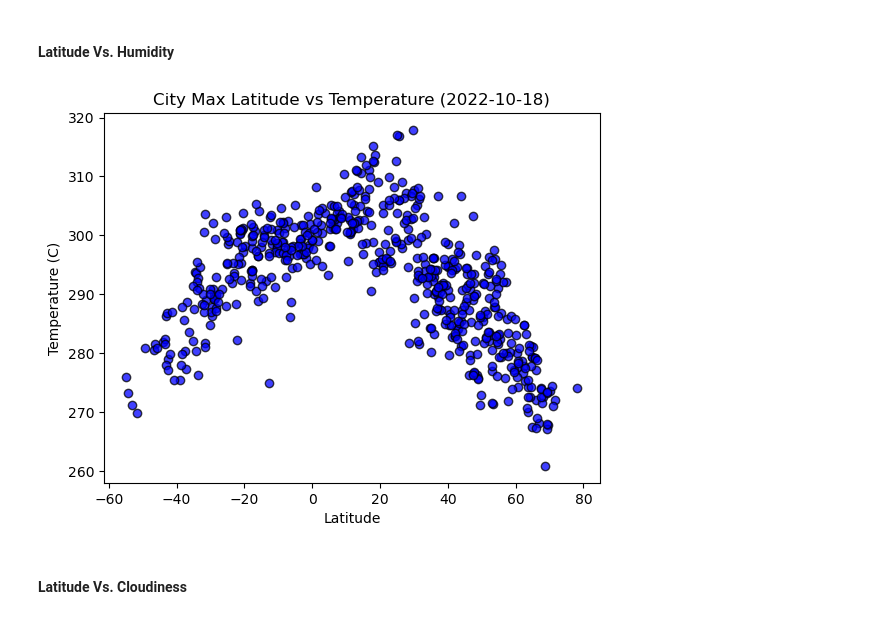
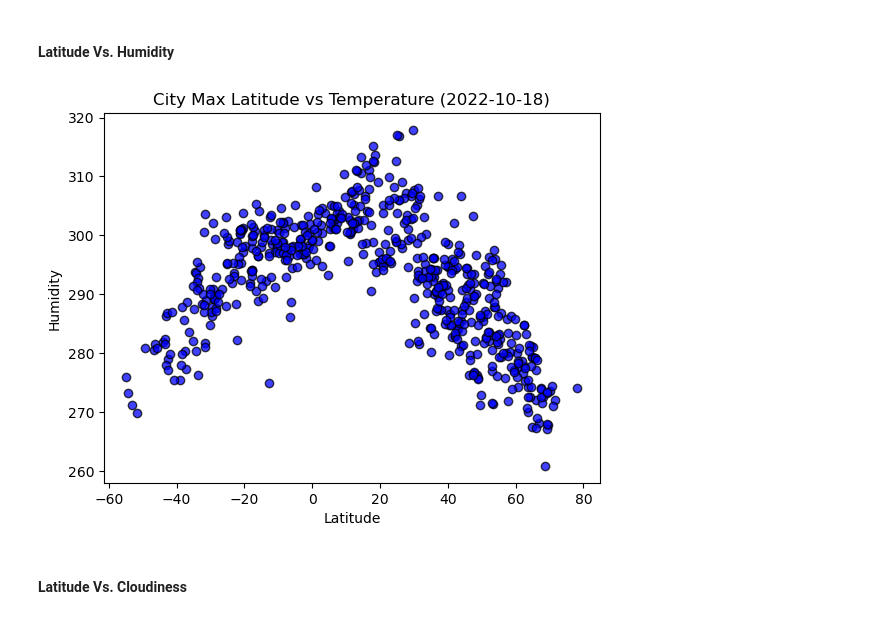
Before and after one commit to kristinaabramoff/Python-WeatherAPI-VacationPlanner, a Jupyter notebook: WeatherPy.ipynb, the cells around one changed output. Saved outputs shown, nothing was run; the diff lists cells and outputs as text; code cells hidden in the pictures.

```diff
--- a/WeatherPy.ipynb
+++ b/WeatherPy.ipynb
@@ -248,31 +248,31 @@ plt.show()
 # %%
 # Build the scatter plots for latitude vs. humidity
 # YOUR CODE HERE
 
 # Incorporate the other graph properties
 # Extract latitude, temperature, and humidity data from the DataFrame
 latitudes = city_data_df['Lat']
 temperatures = city_data_df['Max Temp']
 humidity = city_data_df['Humidity']
 
 # Create scatter plot
 plt.scatter(latitudes, temperatures, marker="o", facecolors="blue", edgecolors="black", alpha=0.75)
 
 
 # Add labels and title
 plt.title("City Max Latitude vs Temperature (2022-10-18)")
 plt.xlabel("Latitude")
-plt.ylabel("Temperature (C)")
+plt.ylabel("Humidity")
 
 
 
 # Save the figure
 plt.savefig("output_data/Fig2.png")
 
 # Show plot
 plt.show()
 # %% [output]
-[figure, old version]
+[figure, new version]
 # %% [markdown]
 #### Latitude Vs. Cloudiness
 # %%
```
Also changed, not shown: parts of 3 cells of this notebook.
